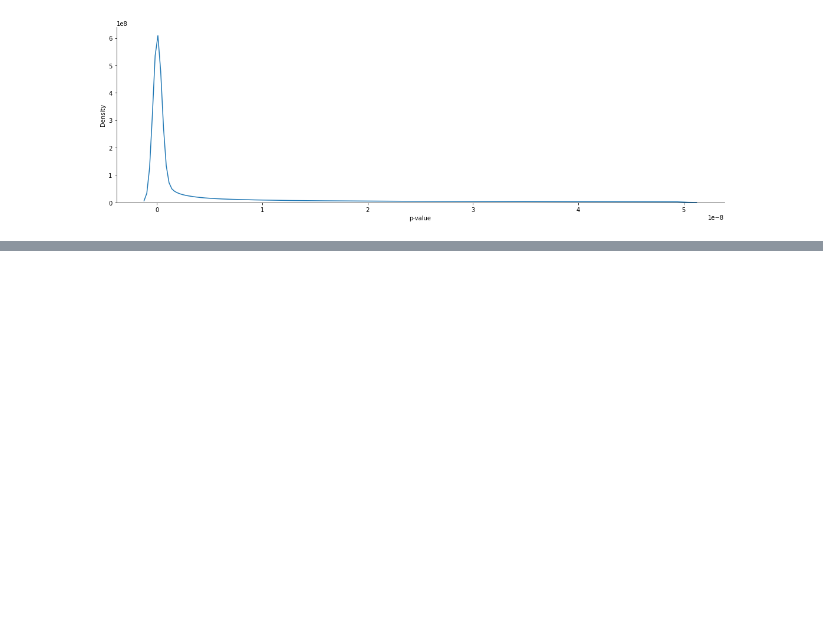
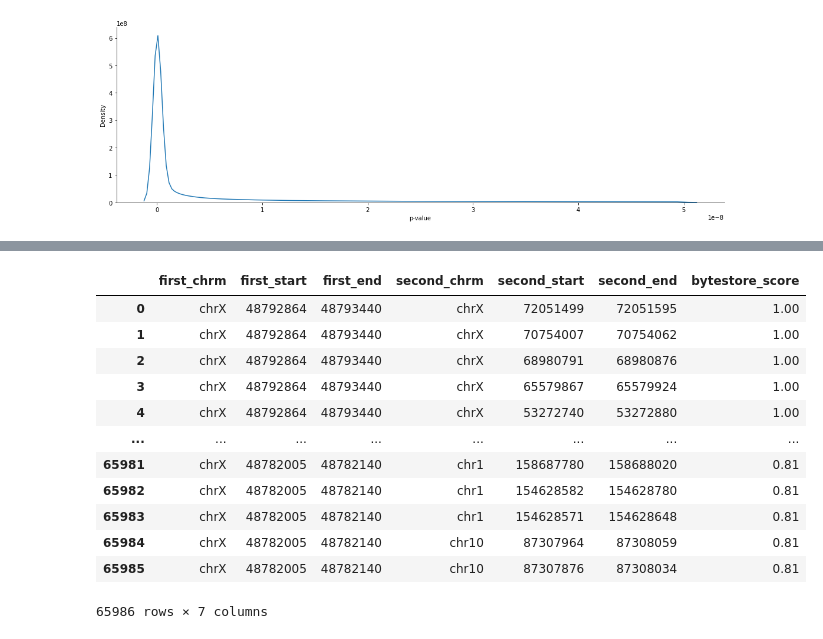
Before and after one commit to meuleman/gilbertAPI, a Jupyter notebook: externalresources/code/cross_category_scoring.ipynb, the cells around one changed output, grey strips where cells are left out. Saved outputs shown, nothing was run; the diff lists cells and outputs as text; code cells hidden in the pictures; blank space fills up the shorter version.

```diff
--- a/externalresources/code/cross_category_scoring.ipynb
+++ b/externalresources/code/cross_category_scoring.ipynb
@@ -679,0 +814,18 @@ sns.displot(snp_df['p-value'], kind = 'kde', height=5, aspect=3)
+# %%
+bytestore_scores = pd.read_csv('../output/hg38_GATA1-5kb-1kb_2022-02-14_bytestore-scores.bed', delimiter='\t', header=None)
+bytestore_scores = bytestore_scores.rename(columns = {0:'first_chrm', 1:'first_start', 2:'first_end', 3:'second_chrm', 4:'second_start', 5:'second_end', 6:'bytestore_score'})
+bytestore_scores
+# %% [output]
+|  | first_chrm | first_start | first_end | second_chrm | second_start | second_end | bytestore_score |
+| 0 | chrX | 48792864 | 48793440 | chrX | 72051499 | 72051595 | 1.00 |
+| 1 | chrX | 48792864 | 48793440 | chrX | 70754007 | 70754062 | 1.00 |
+| 2 | chrX | 48792864 | 48793440 | chrX | 68980791 | 68980876 | 1.00 |
+| 3 | chrX | 48792864 | 48793440 | chrX | 65579867 | 65579924 | 1.00 |
+| 4 | chrX | 48792864 | 48793440 | chrX | 53272740 | 53272880 | 1.00 |
+| ... | ... | ... | ... | ... | ... | ... | ... |
+| 65981 | chrX | 48782005 | 48782140 | chr1 | 158687780 | 158688020 | 0.81 |
+| 65982 | chrX | 48782005 | 48782140 | chr1 | 154628582 | 154628780 | 0.81 |
+| 65983 | chrX | 48782005 | 48782140 | chr1 | 154628571 | 154628648 | 0.81 |
+| 65984 | chrX | 48782005 | 48782140 | chr10 | 87307964 | 87308059 | 0.81 |
+| 65985 | chrX | 48782005 | 48782140 | chr10 | 87307876 | 87308034 | 0.81 |
+65986 rows × 7 columns
```
Also changed, not shown: parts of 21 cells of this notebook.
